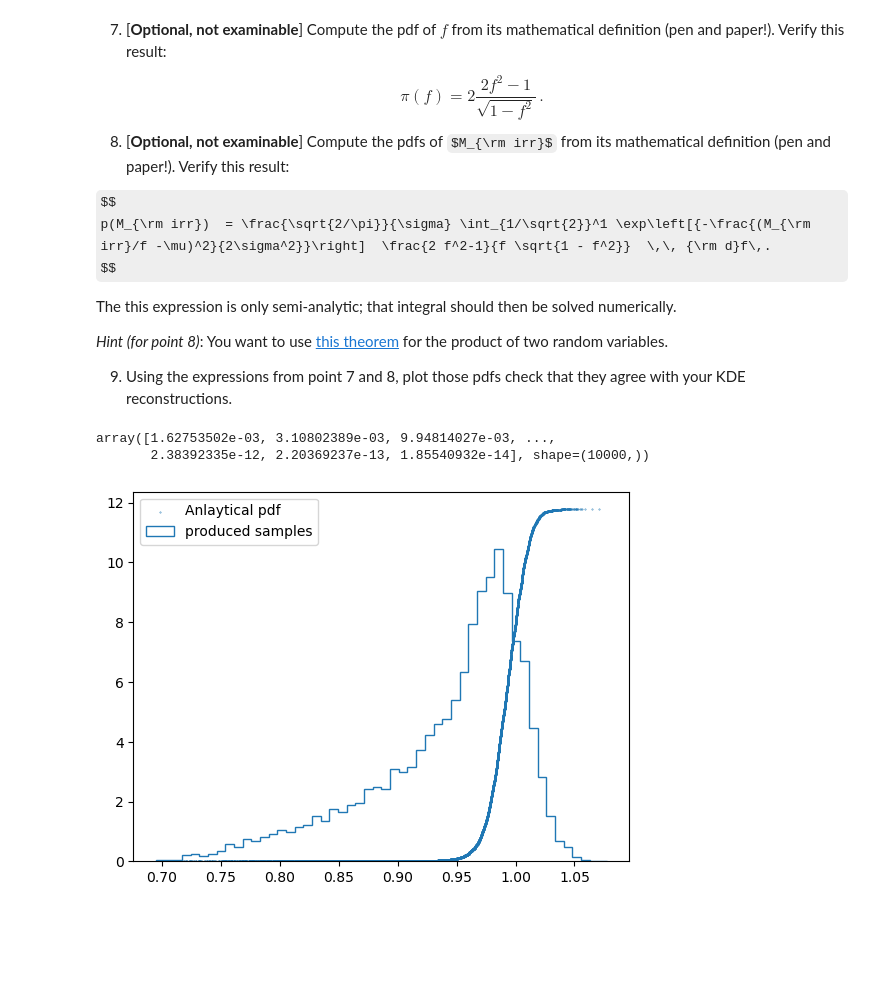
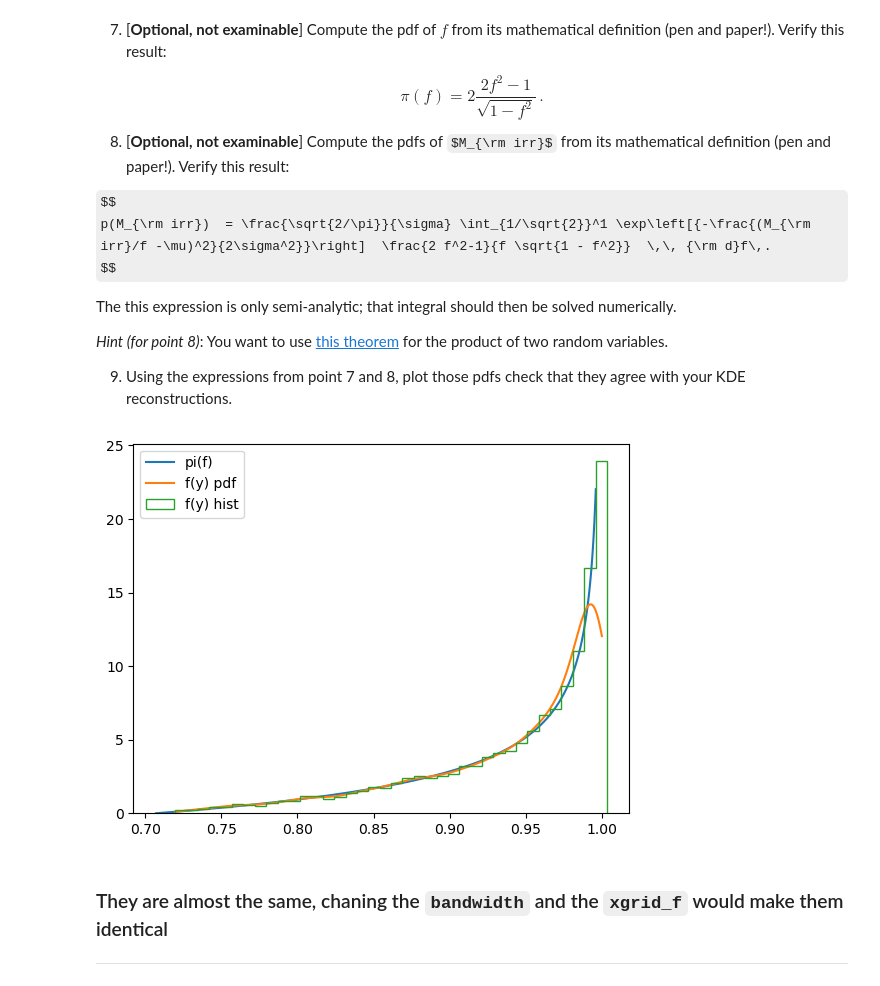
Before and after one commit to DemetryG16/astrostatistics_bicocca_2026, a Jupyter notebook: working/Sol_7.ipynb, the cells around one changed output. Cells and saved outputs as stored; diff of their text form; code cells hidden in the pictures; some formulas as TeX source; blank space fills up the shorter version.

```diff
--- a/working/Sol_7.ipynb
+++ b/working/Sol_7.ipynb
@@ -178,27 +174,46 @@ The this expression is only semi-analytic; that integral should then be solved n
 
 9. Using the expressions from point 7 and 8, plot those pdfs check that they agree with your KDE reconstructions.
 # %%
-xmin, xmax = 1/np.sqrt(2) , 1
-xgrid_f = np.linspace(xmin,xmax-0.001,N)
 def pi(f):
     return 2 * (2 * f**2 - 1) / np.sqrt(1 - f**2)
 def dp(m,s,f):
     term1 = np.sqrt(2 / np.pi) / s
     exponent = -((m / f - 1)**2) / (2 * s**2)
-    jacobian_term = (2 * f**2 - 1) / (f * np.sqrt(1 - f**2))
-    return term1 * np.exp(exponent) * jacobian_term
+    pipi = (2 * f**2 - 1) / (f * np.sqrt(1 - f**2))
+    return term1 * np.exp(exponent) * pipi
 
-p_values = [(xmax - xmin)*np.mean(dp(x,sigma, f(xgrid_f))) for x in np.sort(M_irr)] # Monte Carlo integral
+N = 10000 # Number of samples
 
-p_values = np.array(p_values)
-p_values /= np.trapezoid(p_values,np.sort(M_irr))
-p_values
+# M  samples
+mu = 1
+sigma = 0.02
+m = scipy.stats.norm(loc = mu, scale= sigma)
+x = (m.rvs(N))
+
+M_irr = x*f(y)
-# %% [output]
-array([1.62753502e-03, 3.10802389e-03, 9.94814027e-03, ...,
-       2.38392335e-12, 2.20369237e-13, 1.85540932e-14], shape=(10000,))
+# %%
+xmin, xmax = 1/np.sqrt(2) , 1
+xgrid_f = np.linspace(xmin,xmax-0.004,N)
+ff = pi(xgrid_f)
+
+pdf_f = kde_sklearn(f(y), np.sort(f(y)),  0.01) # Remember: the last value is the bandwidth.
+
+
+plt.plot(xgrid_f,ff, label= 'pi(f)')
+plt.plot(np.sort(f(y)),pdf_f , label = 'f(y) pdf')
+astropy.visualization.hist(f(y), bins= 'freedman', histtype='step', label='f(y) hist', density = True)
+plt.legend();
+# %% [output]
+[figure, added]
+# %% [markdown]
+### They are almost the same, chaning the `bandwidth` and the `xgrid_f` would make them identical
+---
 # %%
-plt.scatter(np.sort(M_irr), np.sort(p_values), s= 0.1, label='Anlaytical pdf')
-astropy.visualization.hist(M_irr,bins='freedman', histtype='step', label='produced samples', density = True)
-plt.legend();
+mgrid = np.linspace(xmin,xmax+1,N)
+
+def integ(m):
+ return (xmax-xmin)*np.mean(dp(m,sigma,xgrid_f))
+
+bw = 0.025
+p_M = [integ(i) for i in mgrid]
+pdf_M_irr = kde_sklearn(M_irr, xgrid, bw)
-# %% [output]
-[figure, removed]
```
Also changed, not shown: parts of 11 cells of this notebook, 1 other file.
